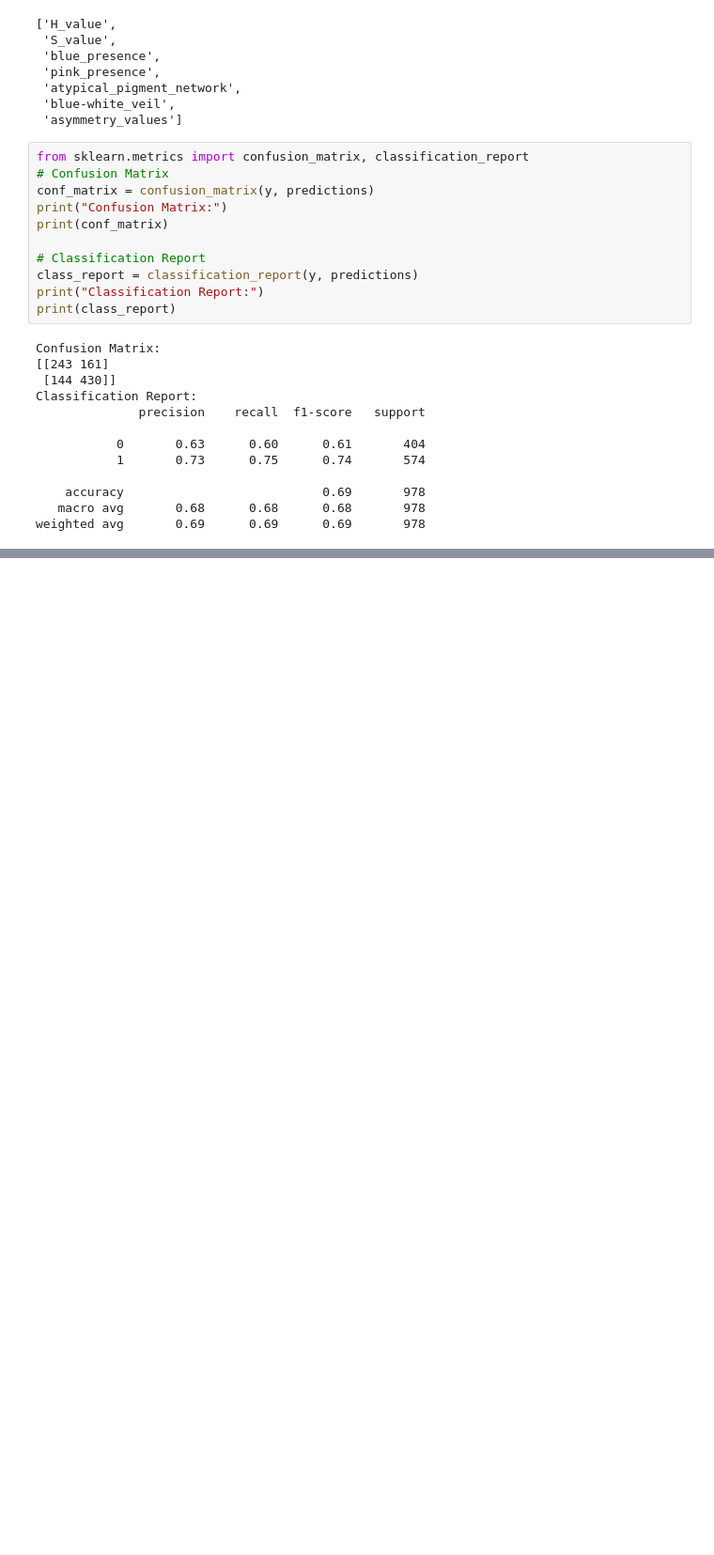
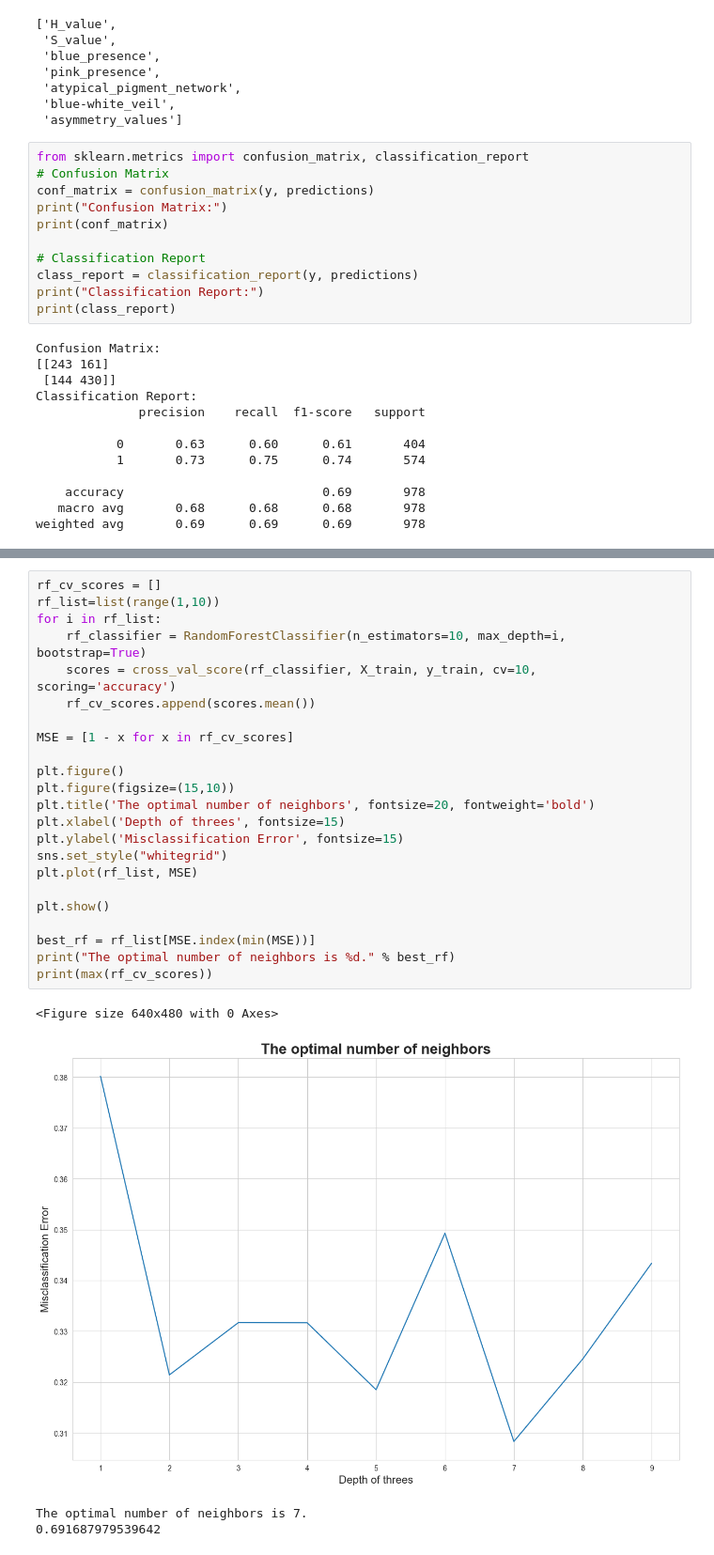
Before and after one commit to kjaer5555/mdasm-2024, a Jupyter notebook: model_exsample.ipynb, the cells around one changed output, grey strips where cells are left out. Shown at 94% size. Drawn from its saved outputs; the diff is of its cells as text; blank space fills up the shorter version.

```diff
--- a/model_exsample.ipynb
+++ b/model_exsample.ipynb
@@ -187,0 +188,28 @@ The optimal number of neighbors is 37.
+# %%
+rf_cv_scores = []
+rf_list=list(range(1,10))
+for i in rf_list:
+    rf_classifier = RandomForestClassifier(n_estimators=10, max_depth=i, bootstrap=True)
+    scores = cross_val_score(rf_classifier, X_train, y_train, cv=10, scoring='accuracy')
+    rf_cv_scores.append(scores.mean())
+
+MSE = [1 - x for x in rf_cv_scores]
+
+plt.figure()
+plt.figure(figsize=(15,10))
+plt.title('The optimal number of neighbors', fontsize=20, fontweight='bold')
+plt.xlabel('Depth of threes', fontsize=15)
+plt.ylabel('Misclassification Error', fontsize=15)
+sns.set_style("whitegrid")
+plt.plot(rf_list, MSE)
+
+plt.show()
+
+best_rf = rf_list[MSE.index(min(MSE))]
+print("The optimal number of neighbors is %d." % best_rf)
+print(max(rf_cv_scores))
+# %% [output]
+<Figure size 640x480 with 0 Axes>
+[figure, added]
+The optimal number of neighbors is 7.
+0.691687979539642
```
Also changed, not shown: parts of 2 cells of this notebook.
